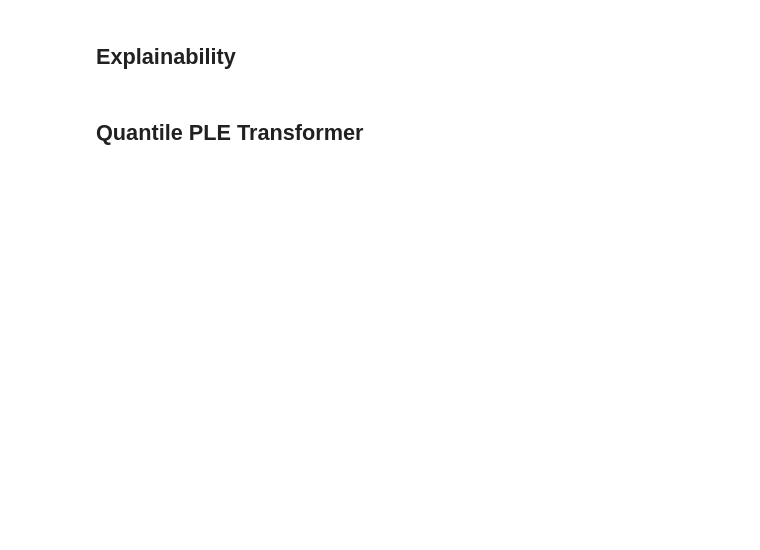
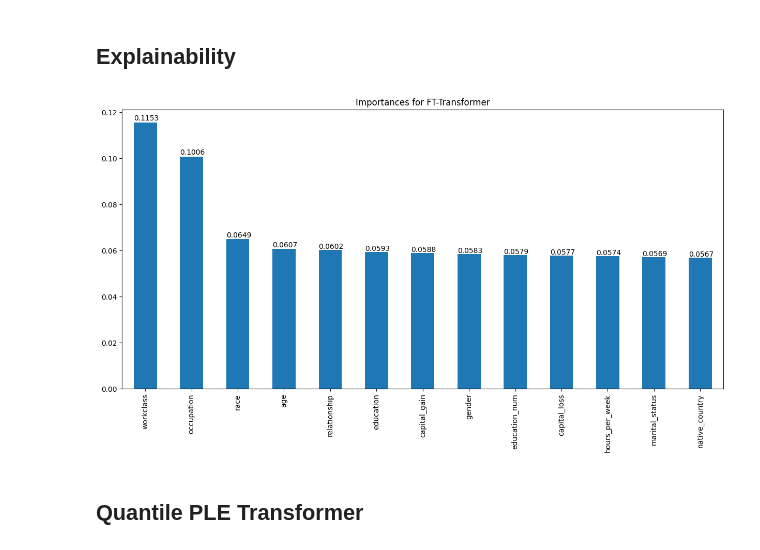
Before and after one commit to ChristianOrr/sequential-ft-transformer, a Jupyter notebook: notebooks/ple-demo.ipynb, the cells around one changed output. Cells and saved outputs as stored; diff of their text form; code cells hidden in the pictures; blank space fills up the shorter version.

```diff
--- a/notebooks/ple-demo.ipynb
+++ b/notebooks/ple-demo.ipynb
@@ -313,13 +298,16 @@ Test Accuracy: 0.8066
 # %% [markdown]
 ## Explainability
 # %%
-# if 'importances' in preds.keys():
-#     importances = preds['importances']
-#     importances_df = pd.DataFrame(importances[:, :-1], columns = FEATURES)
-#     importances_fig, total_importances = plot_importances(
-#         importances_df,
-#         title="Importances for FT-Transformer"
-#     )
+# Two outputs are provided when explainability is requested
+if len(preds) == 2:
+    importances = preds[1]
+    importances_df = pd.DataFrame(importances[:, :-1], columns = FEATURES)
+    importances_fig, total_importances = plot_importances(
+        importances_df,
+        title="Importances for FT-Transformer"
+    )
+# %% [output]
+[figure, added]
 # %% [markdown]
 ## Quantile PLE Transformer
 # %%
```
Also changed, not shown: parts of 16 cells of this notebook, 7 other files.
